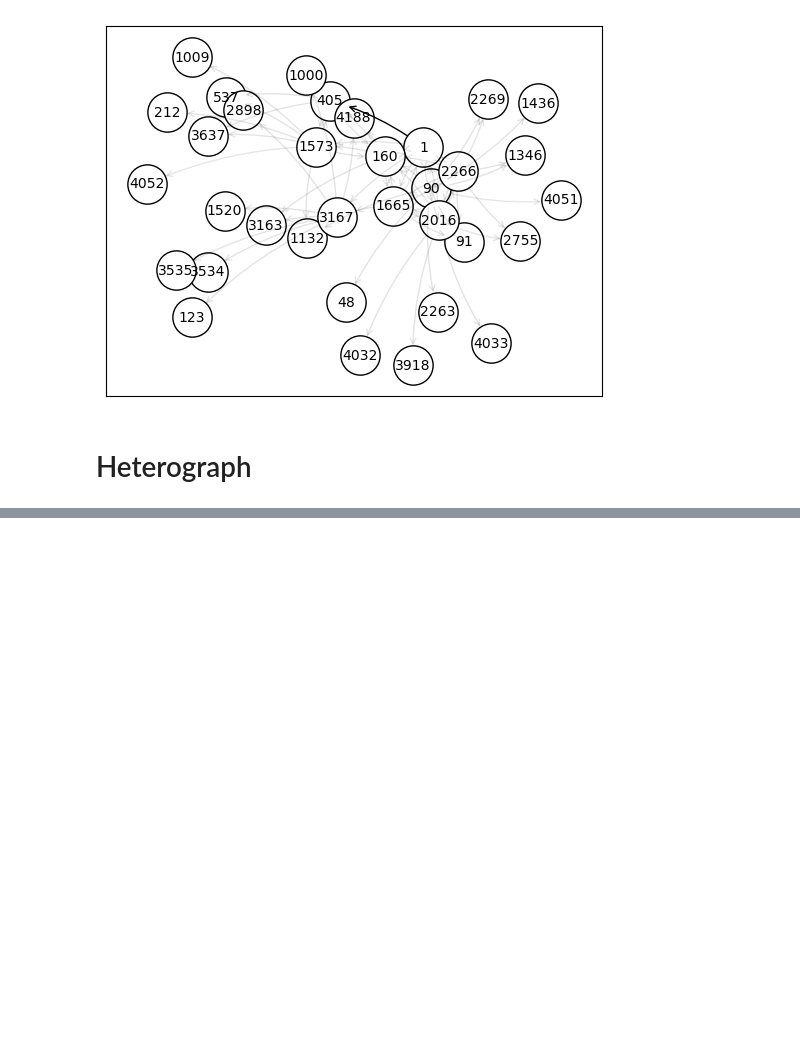
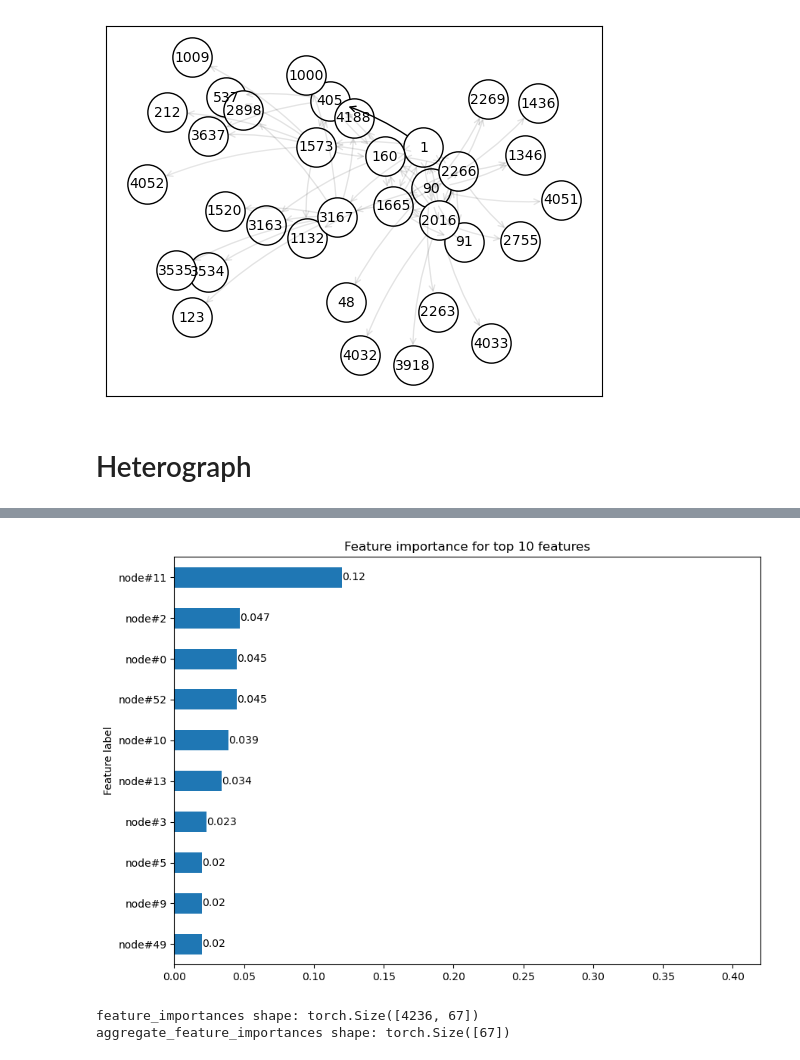
Before and after one commit to xuehao0806/GNN-land-use, a Jupyter notebook: Explainability.ipynb, the cells around one changed output, grey strips where cells are left out. Cells and saved outputs as stored; diff of their text form; code cells hidden in the pictures; blank space fills up the shorter version.

```diff
--- a/Explainability.ipynb
+++ b/Explainability.ipynb
@@ -214,0 +235,31 @@ AssertionError:
+# %%
+from torch_geometric.explain import Explainer, CaptumExplainer, GNNExplainer
+
+explainer = Explainer(
+    model=model,
+    algorithm=CaptumExplainer('InputXGradient'),
+    explanation_type='model',
+    node_mask_type='attributes',
+    model_config=dict(
+        mode='regression',
+        task_level='node',
+        return_type='raw',
+    ),
+)
+
+#########################
+# Change this as needed #
+#########################
+index = 0
+target = 0
+
+explanation = explainer(test_loader.data.x_dict, test_loader.data.edge_index_dict, index=index, captum_target=target)
+explanation.visualize_feature_importance(top_k=10)
+feature_importances = explanation["node"].node_mask
+print(f"feature_importances shape: {feature_importances.shape}")
+aggregate_feature_importances = feature_importances.sum(dim=0)
+print(f"aggregate_feature_importances shape: {aggregate_feature_importances.shape}")
+# %% [output]
+[figure, added]
+feature_importances shape: torch.Size([4236, 67])
+aggregate_feature_importances shape: torch.Size([67])
```
Also changed, not shown: parts of 14 cells of this notebook.
